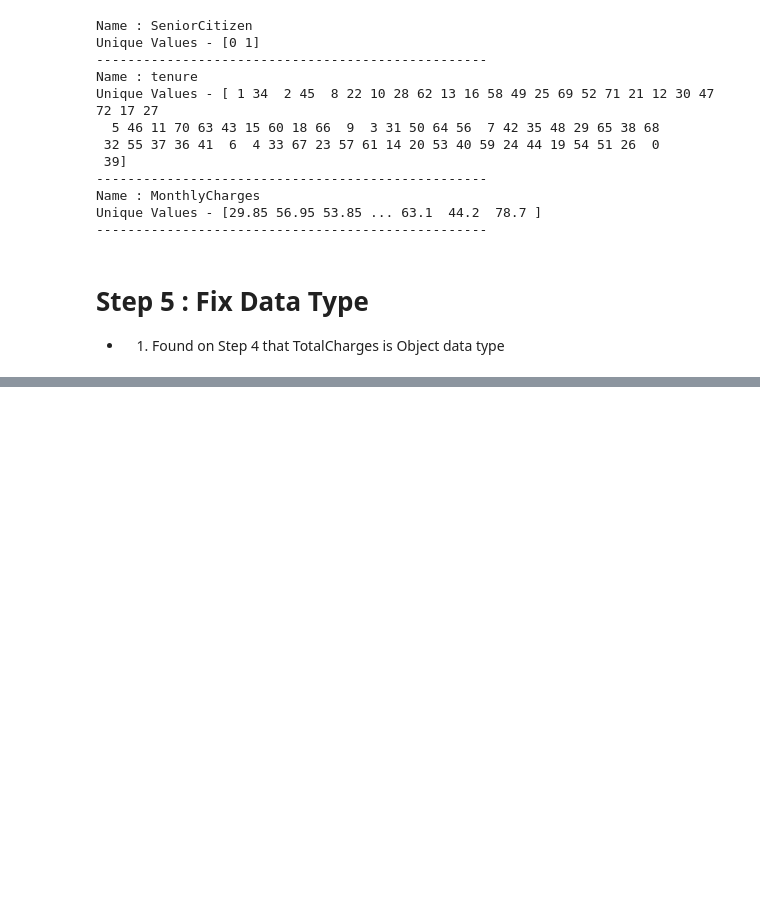
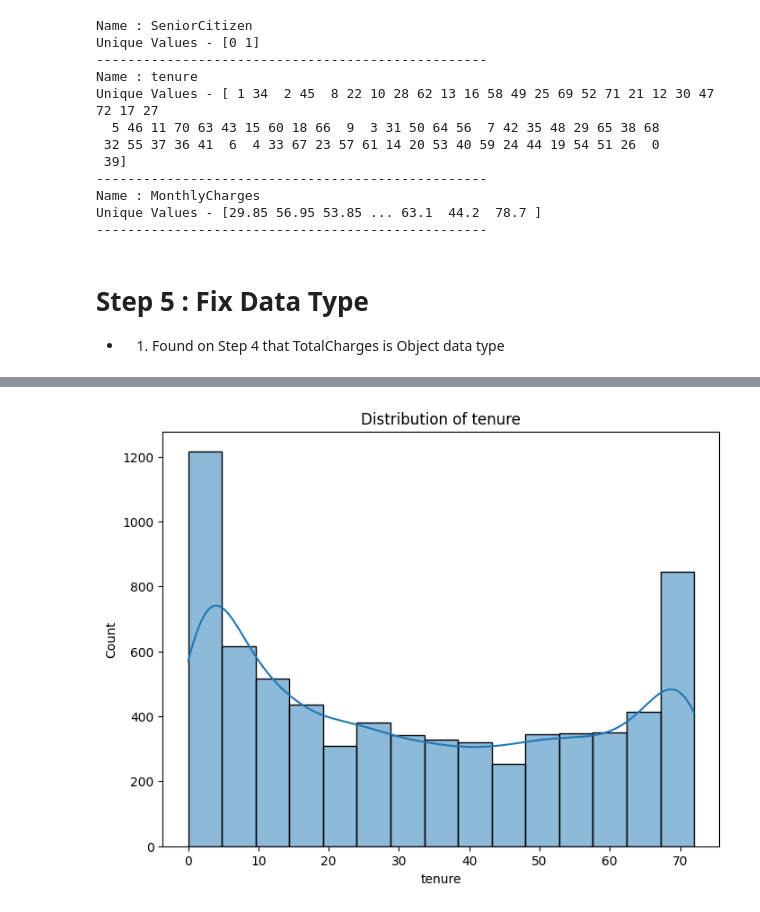
Before and after one commit to Sufiyan1637/Churn_Prediction, a Jupyter notebook: Churn_Prediction.ipynb, the cells around one changed output, grey strips where cells are left out. Saved outputs shown, nothing was run; the diff lists cells and outputs as text; code cells hidden in the pictures; blank space fills up the shorter version.

```diff
--- a/Churn_Prediction.ipynb
+++ b/Churn_Prediction.ipynb
@@ -163,0 +212,10 @@ df["TotalCharges"] = df['TotalCharges'].astype(float)
+# %%
+def plot_histogram(df, col_name):
+    plt.figure(figsize=(8,6))
+    sb.histplot(df[col_name], kde=True)
+    plt.title(f"Distribution of {col_name}")
+    plt.show()
+# %%
+plot_histogram(df, "tenure")
+# %% [output]
+[figure, added]
```
Also changed, not shown: parts of 11 cells of this notebook.
